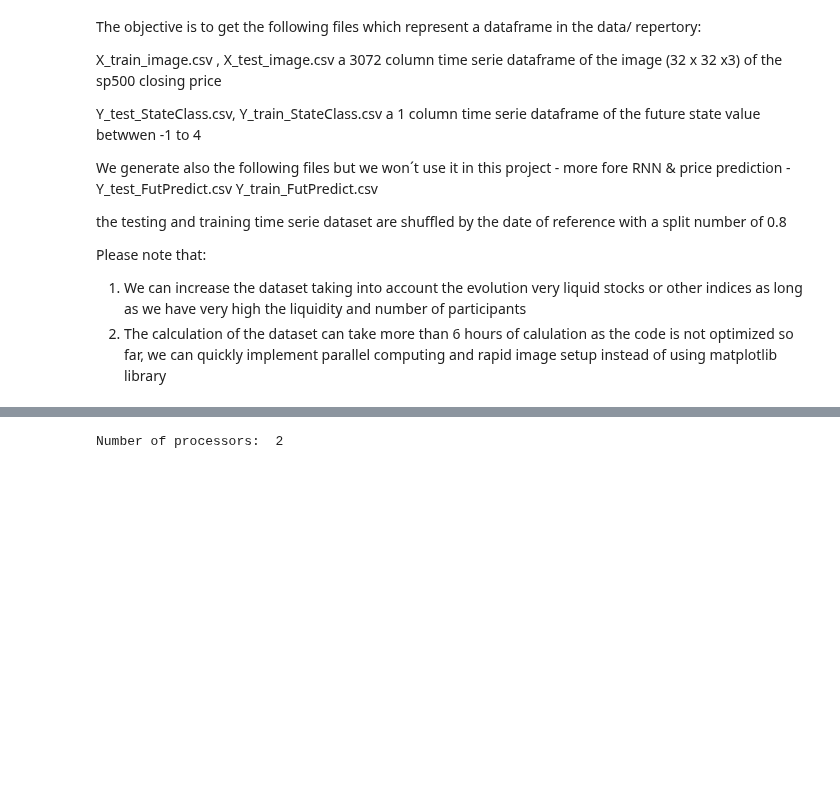
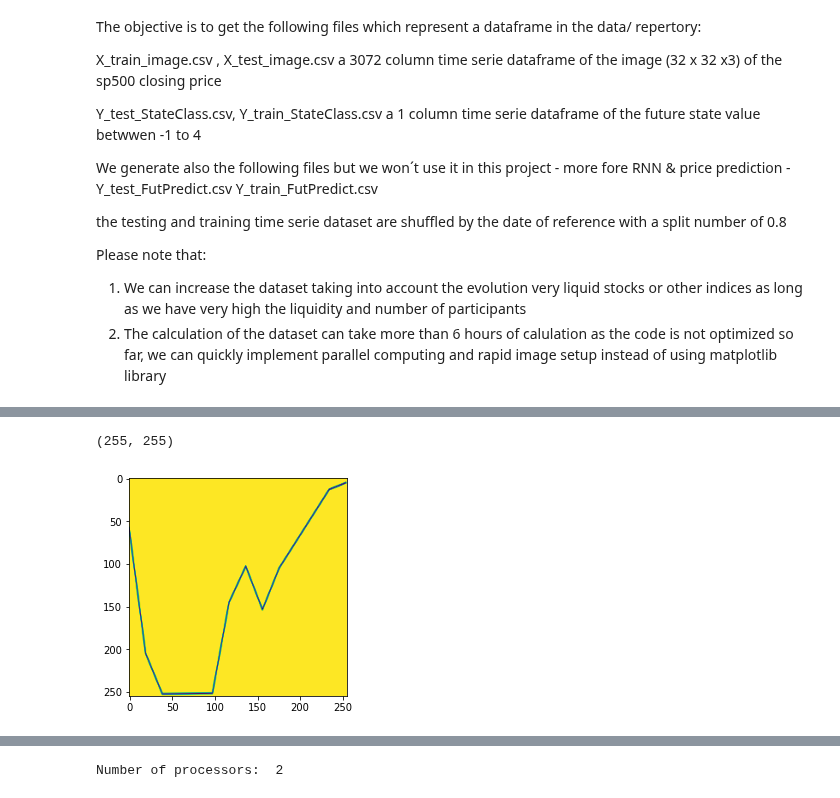
Before and after one commit to imiled/DL_Tools_For_Finance, a Jupyter notebook: Transfert_Learning_Reload_SP500.ipynb, the cells around one changed output, grey strips where cells are left out. Saved outputs shown, nothing was run; the diff lists cells and outputs as text; code cells hidden in the pictures; blank space fills up the shorter version.

```diff
--- a/Transfert_Learning_Reload_SP500.ipynb
+++ b/Transfert_Learning_Reload_SP500.ipynb
@@ -555,6 +555,6 @@ def build_image_optimfig(fig, stockindex, idate=10, pastlag=10, futlag=3):
   x_tmp= skimage.measure.block_reduce(plot_img_np[90:620,140:970], (2,3,1), np.mean)
   (x_datas[:])[:,:][:]=(x_tmp[5:-5])[:,11:-11][:]
 
-  x_datas=x_datas/255
+  x_datas=x_datas[:,:,0]/255
   return x_datas
 # %%
@@ -569,0 +567,7 @@ x_image_test.shape
+# %%
+x_test_image_1=x_image_test[:,:]
+plt.imshow(x_test_image_1)
+x_test_image_1.shape
+# %% [output]
+(255, 255)
+[figure, added]
```
Also changed, not shown: parts of 4 cells of this notebook.
